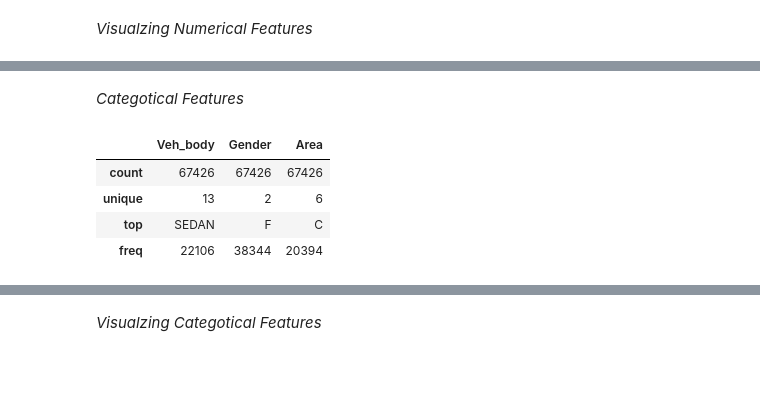
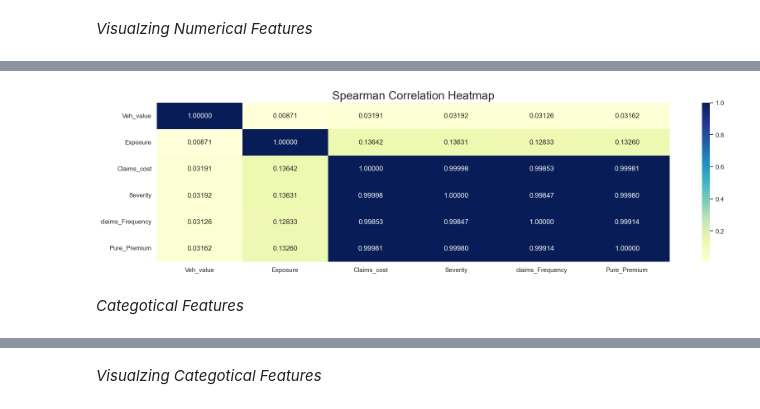
Before and after one commit to omars1234/Auto_Mobile_Inusrance_Analysis, a Jupyter notebook: Project_NoteBook.ipynb, the cells around one changed output, grey strips where cells are left out. Saved outputs shown, nothing was run; the diff lists cells and outputs as text; code cells hidden in the pictures; blank space fills up the shorter version.

```diff
--- a/Project_NoteBook.ipynb
+++ b/Project_NoteBook.ipynb
@@ -183,10 +282,9 @@ plt.show()
+# %%
+matplotlib.rcParams["figure.figsize"]=(20,5)
+ax=sns.heatmap(df[Numnerical_features].corr(method="spearman"),annot=True,cmap="YlGnBu",fmt=".5f")
+ax.set_title("Spearman Correlation Heatmap",fontsize=20)
+plt.show()
+# %% [output]
+[figure, added]
 # %% [markdown]
 *Categotical Features*
-# %%
-df_copy.describe(include="object")
-# %% [output]
-|  | Veh_body | Gender | Area |
-| count | 67426 | 67426 | 67426 |
-| unique | 13 | 2 | 6 |
-| top | SEDAN | F | C |
-| freq | 22106 | 38344 | 20394 |
```
Also changed, not shown: parts of 95 cells of this notebook, 9 other files.
